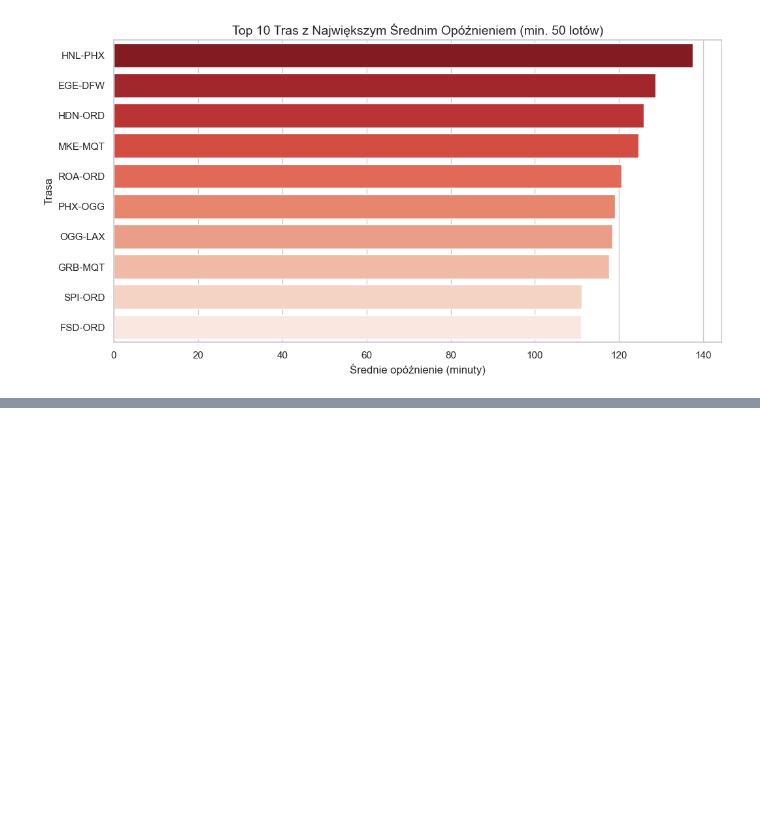
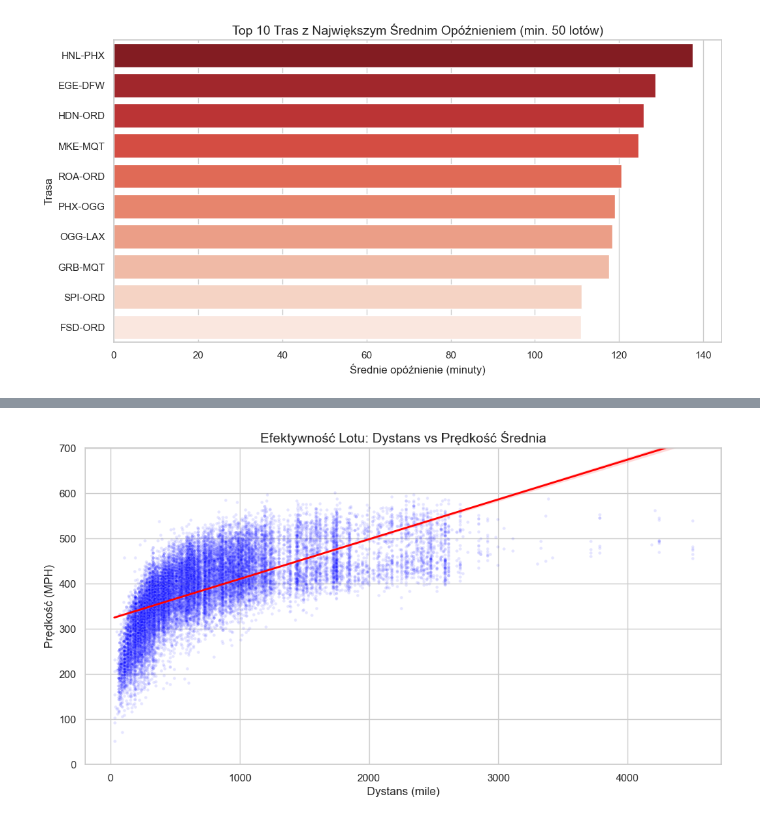
Before and after one commit to kelvin-ux/flight-delay-predictor, a Jupyter notebook: flight_delay_eda.ipynb, the cells around one changed output, grey strips where cells are left out. Drawn from its saved outputs; the diff is of its cells as text; code cells hidden in the pictures; blank space fills up the shorter version.

```diff
--- a/flight_delay_eda.ipynb
+++ b/flight_delay_eda.ipynb
@@ -250,0 +305,19 @@ plt.show()
+# %%
+speed_df = df_clean.filter(col("AirTime") > 0) \
+    .withColumn("Speed_MPH", col("Distance") / (col("AirTime") / 60)) \
+    .select("Distance", "Speed_MPH", "UniqueCarrier") \
+    .sample(False, 0.05, seed=42) \
+    .toPandas()
+
+plt.figure(figsize=(12, 6))
+sns.scatterplot(x="Distance", y="Speed_MPH", data=speed_df, alpha=0.1, color='blue', s=10)
+
+sns.regplot(x="Distance", y="Speed_MPH", data=speed_df, scatter=False, color='red', line_kws={'linewidth':2})
+
+plt.title("Efektywność Lotu: Dystans vs Prędkość Średnia", fontsize=14)
+plt.xlabel("Dystans (mile)")
+plt.ylabel("Prędkość (MPH)")
+plt.ylim(0, 700)
+plt.show()
+# %% [output]
+[figure, added]
```
Also changed, not shown: parts of 5 cells of this notebook.
